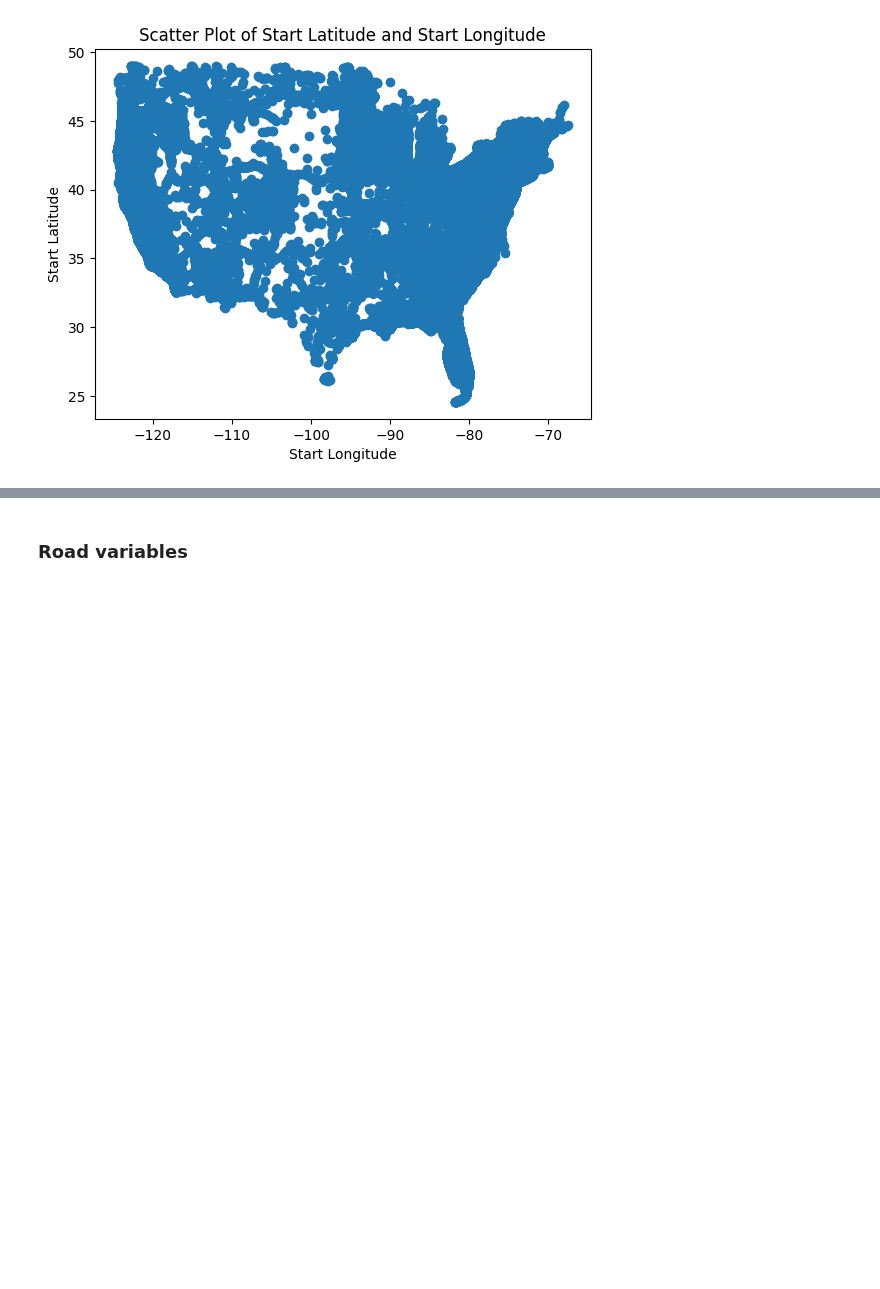
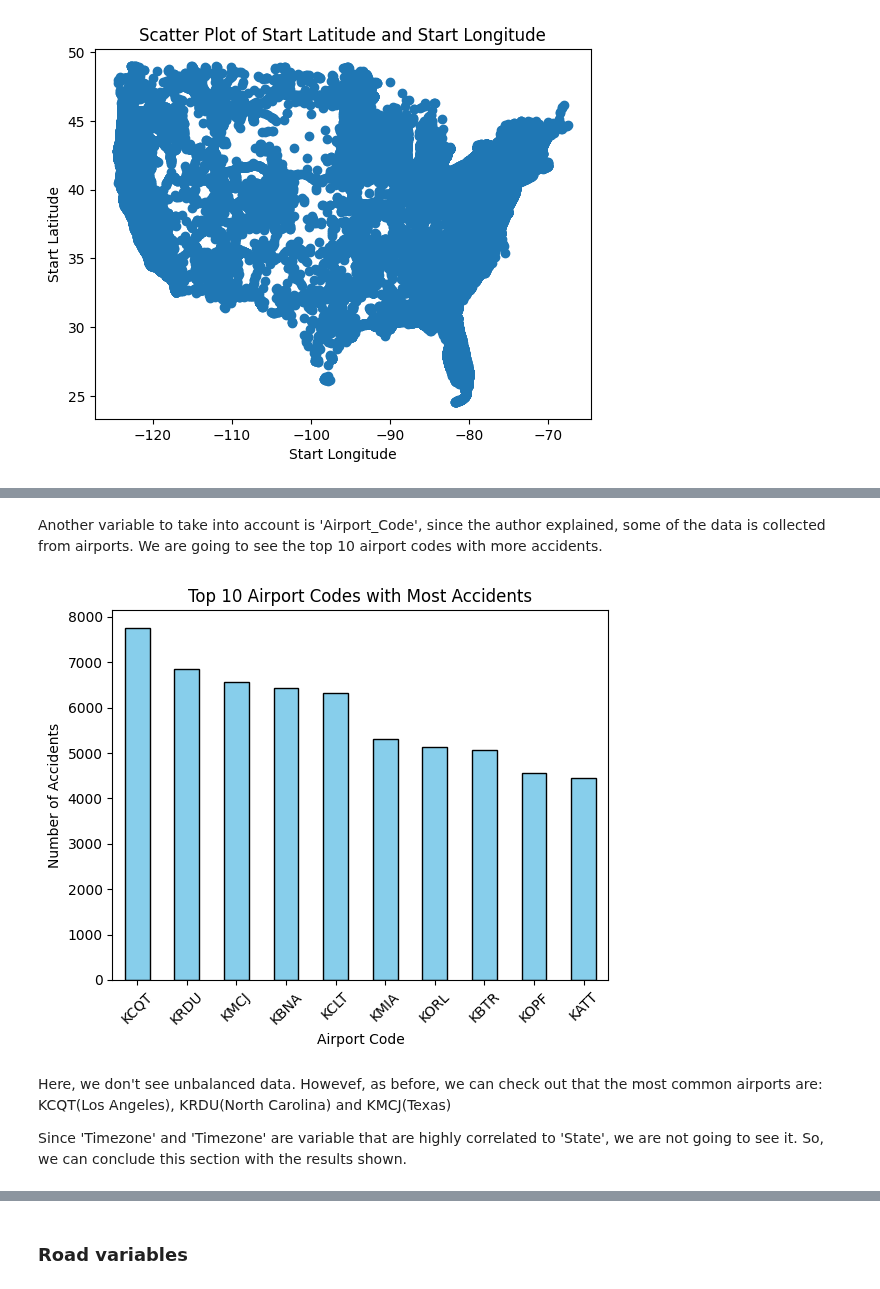
Before and after one commit to pol-resina/US-Accidents, a Jupyter notebook: notebooks/data_exploration.ipynb, the cells around one changed output, grey strips where cells are left out. Drawn from its saved outputs; the diff is of its cells as text; code cells hidden in the pictures; blank space fills up the shorter version.

```diff
--- a/notebooks/data_exploration.ipynb
+++ b/notebooks/data_exploration.ipynb
@@ -92,0 +159,17 @@ plt.show()
+# %% [markdown]
+Another variable to take into account is 'Airport_Code', since the author explained, some of the data is collected from airports. We are going to see the top 10 airport codes with more accidents.
+# %%
+top_10_airport_codes = data['Airport_Code'].value_counts().nlargest(10)
+top_10_airport_codes.plot(kind='bar', color='skyblue', edgecolor='black')
+
+plt.title('Top 10 Airport Codes with Most Accidents')
+plt.xlabel('Airport Code')
+plt.ylabel('Number of Accidents')
+plt.xticks(rotation=45)
+plt.show()
+# %% [output]
+[figure, added]
+# %% [markdown]
+Here, we don't see unbalanced data. Howevef, as before, we can check out that the most common airports are: KCQT(Los Angeles), KRDU(North Carolina) and KMCJ(Texas)
+
+Since 'Timezone' and 'Timezone' are variable that are highly correlated to 'State', we are not going to see it. So, we can conclude this section with the results shown.
```
Also changed, not shown: parts of 27 cells of this notebook.
